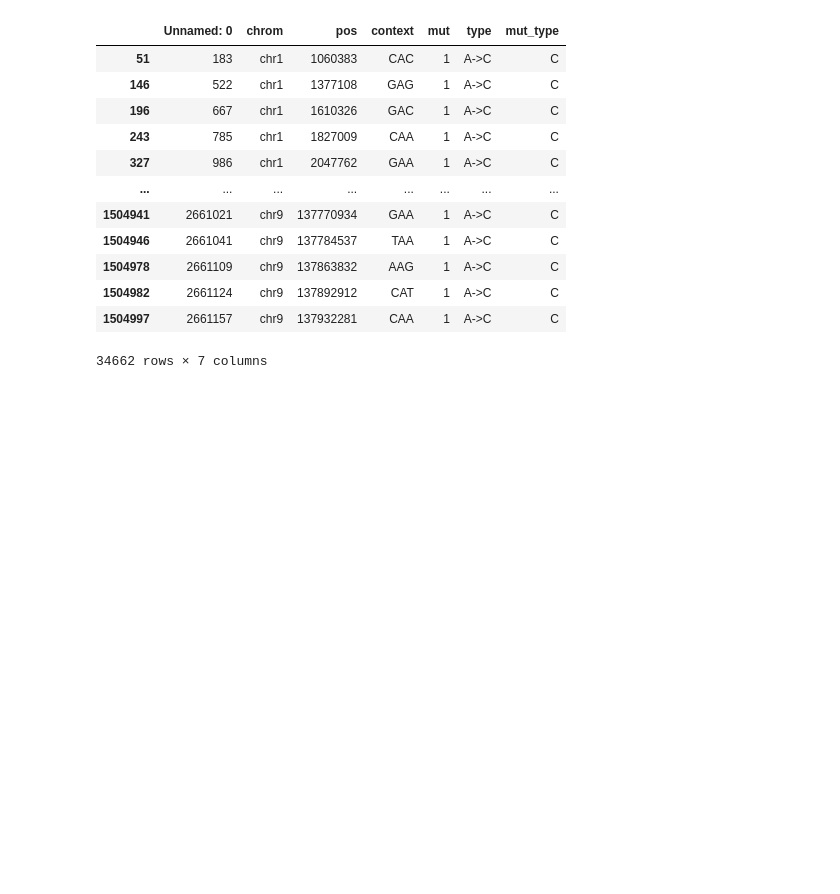
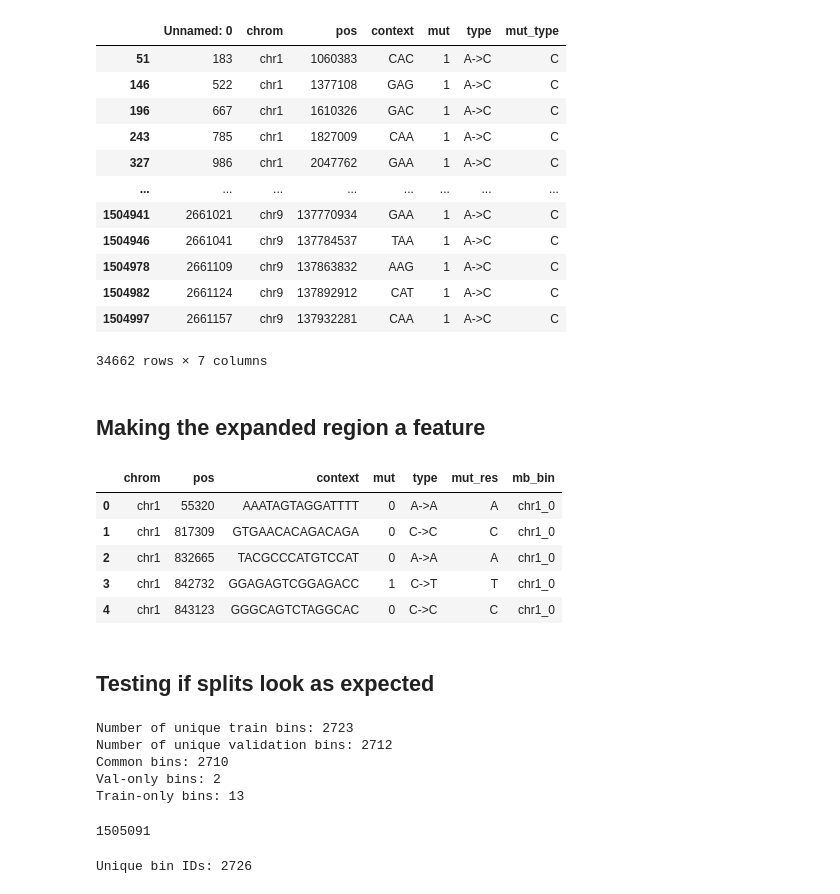
Before and after one commit to grnimrod/mutation-probs-nn, a Jupyter notebook: src/experiments.ipynb, the cells around one changed output. Drawn from its saved outputs; the diff is of its cells as text; code cells hidden in the pictures; blank space fills up the shorter version.

Commit message:
feat: Add sections that create various expanded features

```diff
--- a/src/experiments.ipynb
+++ b/src/experiments.ipynb
@@ -327,3 +323,20 @@ df[df["mut_type"] == "C"]
 | 1504982 | 2661124 | chr9 | 137892912 | CAT | 1 | A->C | C |
 | 1504997 | 2661157 | chr9 | 137932281 | CAA | 1 | A->C | C |
 34662 rows × 7 columns
+# %% [markdown]
+## Making the expanded region a feature
+# %%
+df = pd.read_csv("/home/grnimrod/MutationAnalysis/Nimrod/data/raw/DNM_15mer_v1.tsv", sep="\t")
+
+df["mut_res"] = df["type"].str[-1]
+
+df["mb_bin"] = df["chrom"] + "_" + (df["pos"] // 1_000_000).astype(str)
+# %%
+df.head()
+# %% [output]
+|  | chrom | pos | context | mut | type | mut_res | mb_bin |
+| 0 | chr1 | 55320 | AAATAGTAGGATTTT | 0 | A->A | A | chr1_0 |
+| 1 | chr1 | 817309 | GTGAACACAGACAGA | 0 | C->C | C | chr1_0 |
+| 2 | chr1 | 832665 | TACGCCCATGTCCAT | 0 | A->A | A | chr1_0 |
+| 3 | chr1 | 842732 | GGAGAGTCGGAGACC | 1 | C->T | T | chr1_0 |
+| 4 | chr1 | 843123 | GGGCAGTCTAGGCAC | 0 | C->C | C | chr1_0 |
@@ -329,0 +345,2 @@ df[df["mut_type"] == "C"]
+# %% [markdown]
+## Testing if splits look as expected
@@ -329,0 +349,30 @@ df[df["mut_type"] == "C"]
+# %%
+train_bins = set(x.item() for x in X_region_train.unique())
+val_bins = set(x.item() for x in X_region_val.unique())
+
+common_bins = train_bins & val_bins
+only_in_val = val_bins - train_bins
+only_in_train = train_bins - val_bins
+
+print(f"Number of unique train bins: {len(train_bins)}")
+print(f"Number of unique validation bins: {len(val_bins)}")
+print(f"Common bins: {len(common_bins)}")
+print(f"Val-only bins: {len(only_in_val)}")
+print(f"Train-only bins: {len(only_in_train)}")
+# %% [output]
+Number of unique train bins: 2723
+Number of unique validation bins: 2712
+Common bins: 2710
+Val-only bins: 2
+Train-only bins: 13
+# %%
+split_total_lengths = len(y_train) + len(y_val) + len(y_test)
+print(split_total_lengths)
+# %% [output]
+1505091
+# %%
+unique_bins = set(np.concatenate((X_region_train, X_region_val, X_region_test), axis=0))
+n_bins = len(unique_bins)
+print("Unique bin IDs:", n_bins)
+# %% [output]
+Unique bin IDs: 2726
```
Also changed, not shown: parts of 13 cells of this notebook.
